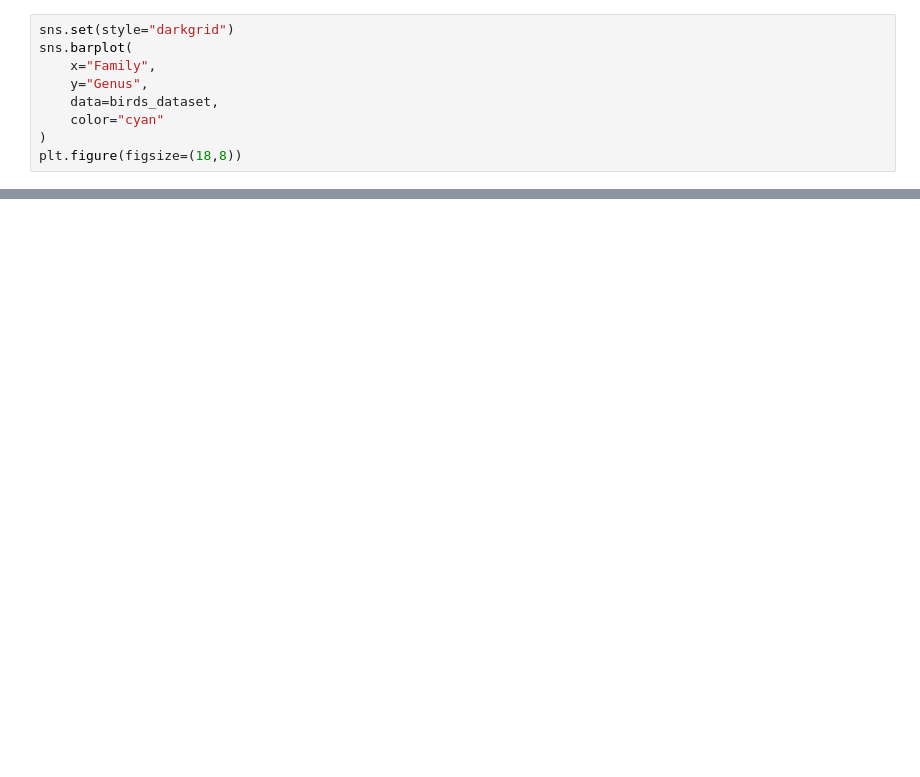
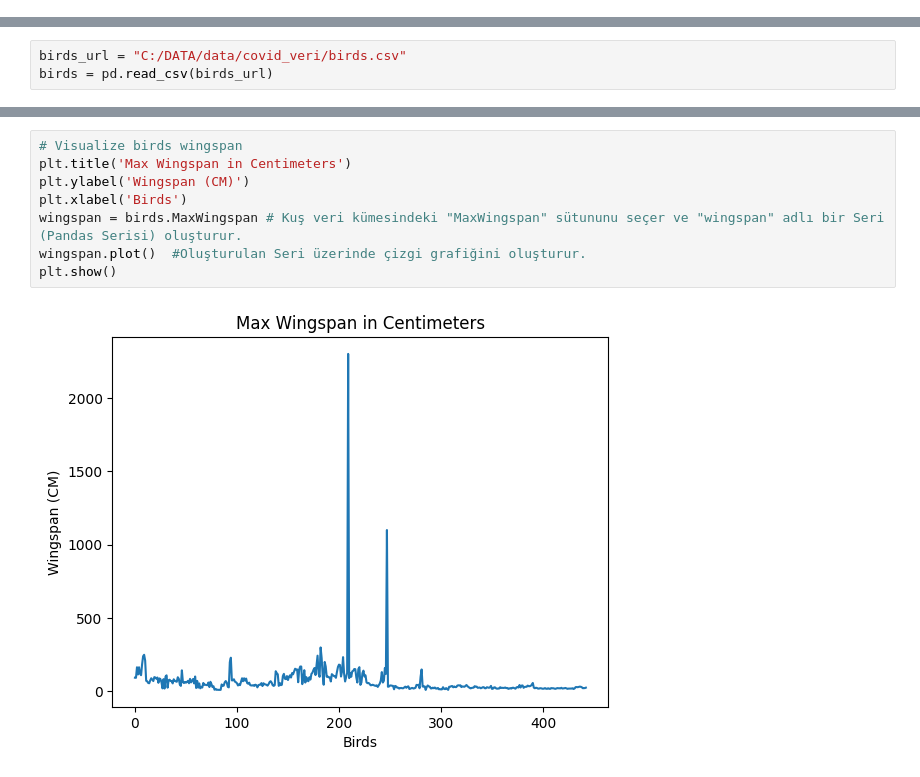
Before and after one commit to BusraSarikaya1/data, a Jupyter notebook: week 3/birds.ipynb, the cells around one changed output, grey strips where cells are left out. Saved outputs shown, nothing was run; the diff lists cells and outputs as text; blank space fills up the shorter version.

```diff
--- a/week 3/birds.ipynb
+++ b/week 3/birds.ipynb
@@ -206,9 +0,0 @@ Name: count, Length: 238, dtype: int64
-# %%
-sns.set(style="darkgrid")
-sns.barplot(
-    x="Family",
-    y="Genus",
-    data=birds_dataset,
-    color="cyan"
-)
-plt.figure(figsize=(18,8))
@@ -251,0 +5,3 @@ bar1 = sns.barplot(x="Category",  y="Genus", data=total, color='darkblue')
+# %%
+birds_url = "C:/DATA/data/covid_veri/birds.csv"
+birds = pd.read_csv(birds_url)
@@ -251,0 +40,10 @@ bar1 = sns.barplot(x="Category",  y="Genus", data=total, color='darkblue')
+# %%
+# Visualize birds wingspan
+plt.title('Max Wingspan in Centimeters')
+plt.ylabel('Wingspan (CM)')
+plt.xlabel('Birds')
+wingspan = birds.MaxWingspan # Kuş veri kümesindeki "MaxWingspan" sütununu seçer ve "wingspan" adlı bir Seri (Pandas Serisi) oluşturur.
+wingspan.plot()  #Oluşturulan Seri üzerinde çizgi grafiğini oluşturur.
+plt.show()
+# %% [output]
+[figure, added]
```
Also changed, not shown: parts of 35 cells of this notebook.
